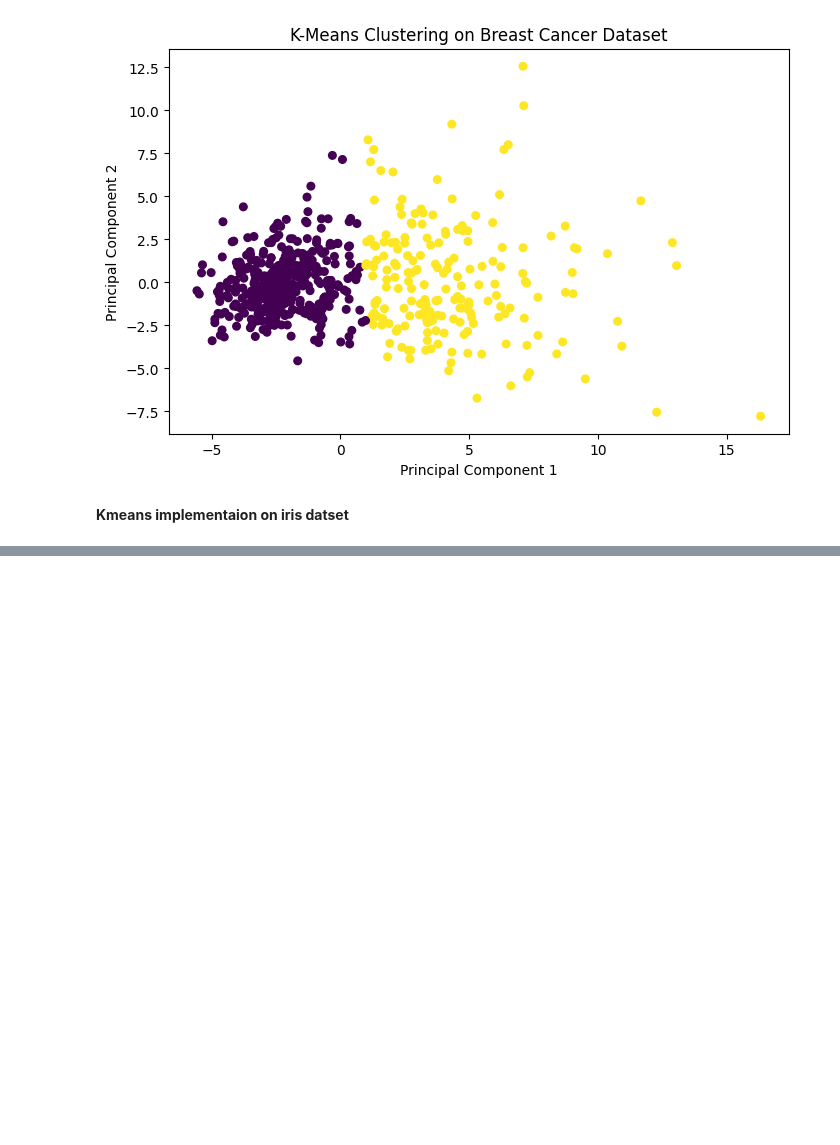
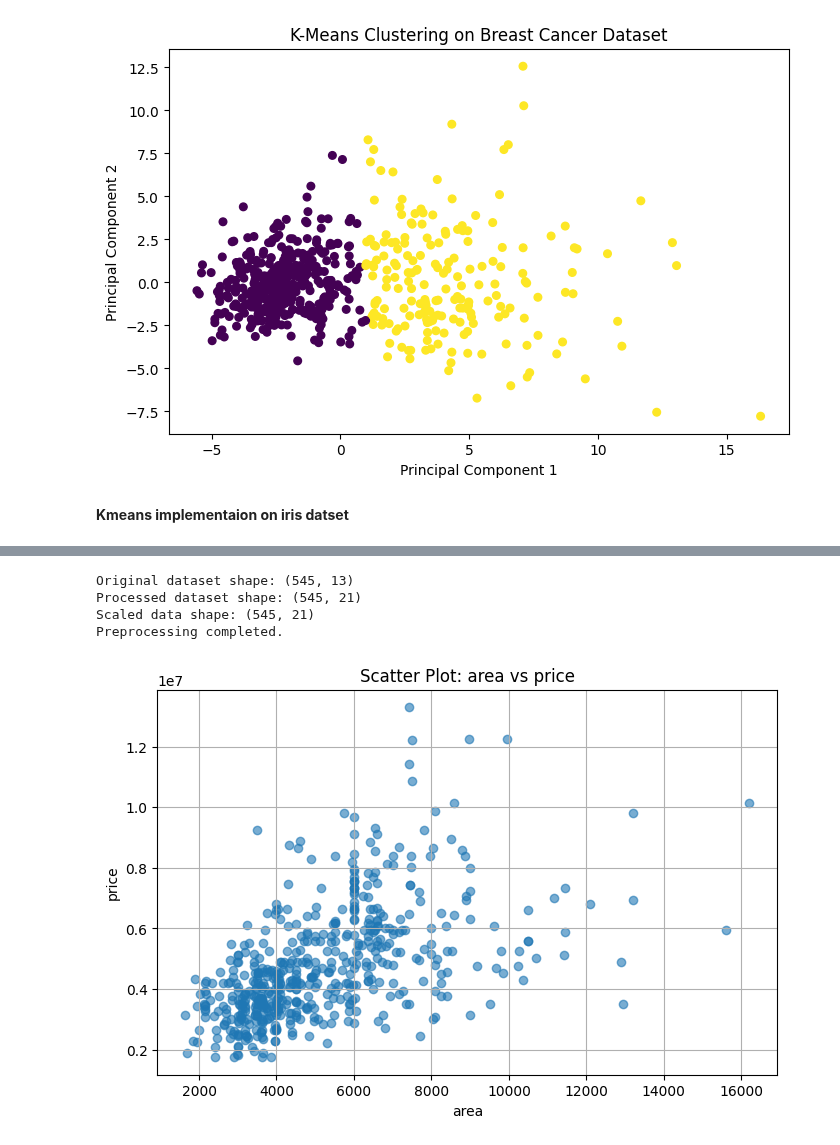
Before and after one commit to Gouri-Nandana11/MCA, a Jupyter notebook: Datascience.ipynb, the cells around one changed output, grey strips where cells are left out. Drawn from its saved outputs; the diff is of its cells as text; code cells hidden in the pictures; blank space fills up the shorter version.

```diff
--- a/Datascience.ipynb
+++ b/Datascience.ipynb
@@ -2236,0 +2802,80 @@ dtype: object
+# %%
+# Make a copy of the original dataset
+data = df.copy()
+
+# Remove duplicate rows
+data = data.drop_duplicates()
+
+# Remove ID-like columns if present
+id_columns = [
+    col for col in data.columns
+    if col.lower() in ["id", "unnamed: 0", "index"]
+]
+data = data.drop(columns=id_columns, errors="ignore")
+
+# Convert numeric columns where possible
+for col in data.columns:
+    if data[col].dtype == "object":
+        converted = pd.to_numeric(data[col], errors="coerce")
+
+        # Convert only when almost all non-missing values are numeric
+        if data[col].notna().sum() > 0:
+            ratio = converted.notna().sum() / data[col].notna().sum()
+            if ratio >= 0.95:
+                data[col] = converted
+
+# Separate numerical and categorical columns
+num_cols = data.select_dtypes(include=np.number).columns
+cat_cols = data.select_dtypes(exclude=np.number).columns
+
+# Fill missing numerical values with the median
+for col in num_cols:
+    data[col] = data[col].fillna(data[col].median())
+
+# Fill missing categorical values with the mode
+for col in cat_cols:
+    mode_value = data[col].mode()
+    fill_value = mode_value.iloc[0] if not mode_value.empty else "Unknown"
+    data[col] = data[col].fillna(fill_value)
+
+# Convert categorical variables into numerical dummy variables
+data_encoded = pd.get_dummies(
+    data,
+    columns=cat_cols,
+    drop_first=False,
+    dtype=int
+)
+
+# Standardize all features
+scaler = StandardScaler()
+X_scaled = scaler.fit_transform(data_encoded)
+
+print("Original dataset shape:", df.shape)
+print("Processed dataset shape:", data_encoded.shape)
+print("Scaled data shape:", X_scaled.shape)
+print("Preprocessing completed.")
+# %% [output]
+Original dataset shape: (545, 13)
+Processed dataset shape: (545, 21)
+Scaled data shape: (545, 21)
+Preprocessing completed.
+# %%
+numeric_df = df.select_dtypes(include=np.number)
+
+if numeric_df.shape[1] >= 2:
+    x_col = "area" if "area" in numeric_df.columns else numeric_df.columns[0]
+    y_col = "price" if "price" in numeric_df.columns else next(
+        col for col in numeric_df.columns if col != x_col
+    )
+
+    plt.figure(figsize=(8, 5))
+    plt.scatter(numeric_df[x_col], numeric_df[y_col], alpha=0.6)
+    plt.xlabel(x_col)
+    plt.ylabel(y_col)
+    plt.title(f"Scatter Plot: {x_col} vs {y_col}")
+    plt.grid(True)
+    plt.show()
+else:
+    print("At least two numerical columns are needed for a scatter plot.")
+# %% [output]
+[figure, added]
```
Also changed, not shown: parts of 11 cells of this notebook.
